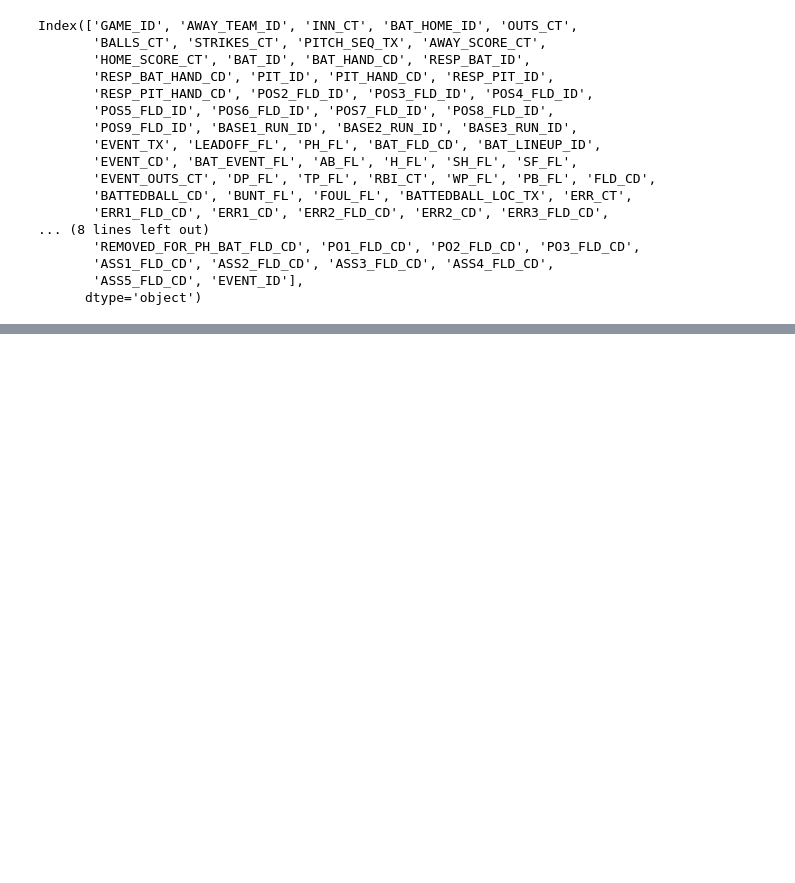
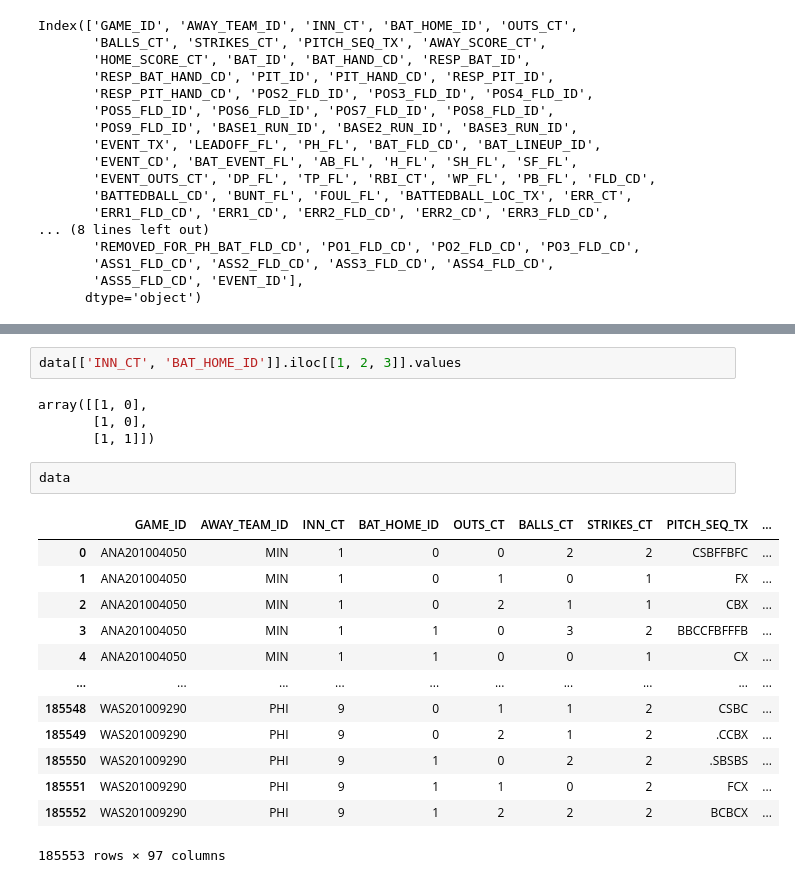
Before and after one commit to yonsweng/baseball-win-prediction, a Jupyter notebook: notebooks/data_lookup.ipynb, the cells around one changed output, grey strips where cells are left out. Drawn from its saved outputs; the diff is of its cells as text; blank space fills up the shorter version.

```diff
--- a/notebooks/data_lookup.ipynb
+++ b/notebooks/data_lookup.ipynb
@@ -33,0 +266,22 @@ Index(['GAME_ID', 'AWAY_TEAM_ID', 'INN_CT', 'BAT_HOME_ID', 'OUTS_CT',
+# %%
+data[['INN_CT', 'BAT_HOME_ID']].iloc[[1, 2, 3]].values
+# %% [output]
+array([[1, 0],
+       [1, 0],
+       [1, 1]])
+# %%
+data
+# %% [output]
+|  | GAME_ID | AWAY_TEAM_ID | INN_CT | BAT_HOME_ID | OUTS_CT | BALLS_CT | STRIKES_CT | PITCH_SEQ_TX | ... |
+| 0 | ANA201004050 | MIN | 1 | 0 | 0 | 2 | 2 | CSBFFBFC | ... |
+| 1 | ANA201004050 | MIN | 1 | 0 | 1 | 0 | 1 | FX | ... |
+| 2 | ANA201004050 | MIN | 1 | 0 | 2 | 1 | 1 | CBX | ... |
+| 3 | ANA201004050 | MIN | 1 | 1 | 0 | 3 | 2 | BBCCFBFFFB | ... |
+| 4 | ANA201004050 | MIN | 1 | 1 | 0 | 0 | 1 | CX | ... |
+| ... | ... | ... | ... | ... | ... | ... | ... | ... | ... |
+| 185548 | WAS201009290 | PHI | 9 | 0 | 1 | 1 | 2 | CSBC | ... |
+| 185549 | WAS201009290 | PHI | 9 | 0 | 2 | 1 | 2 | .CCBX | ... |
+| 185550 | WAS201009290 | PHI | 9 | 1 | 0 | 2 | 2 | .SBSBS | ... |
+| 185551 | WAS201009290 | PHI | 9 | 1 | 1 | 0 | 2 | FCX | ... |
+| 185552 | WAS201009290 | PHI | 9 | 1 | 2 | 2 | 2 | BCBCX | ... |
+185553 rows × 97 columns
```
Also changed, not shown: parts of 28 cells of this notebook, 13 other files.
